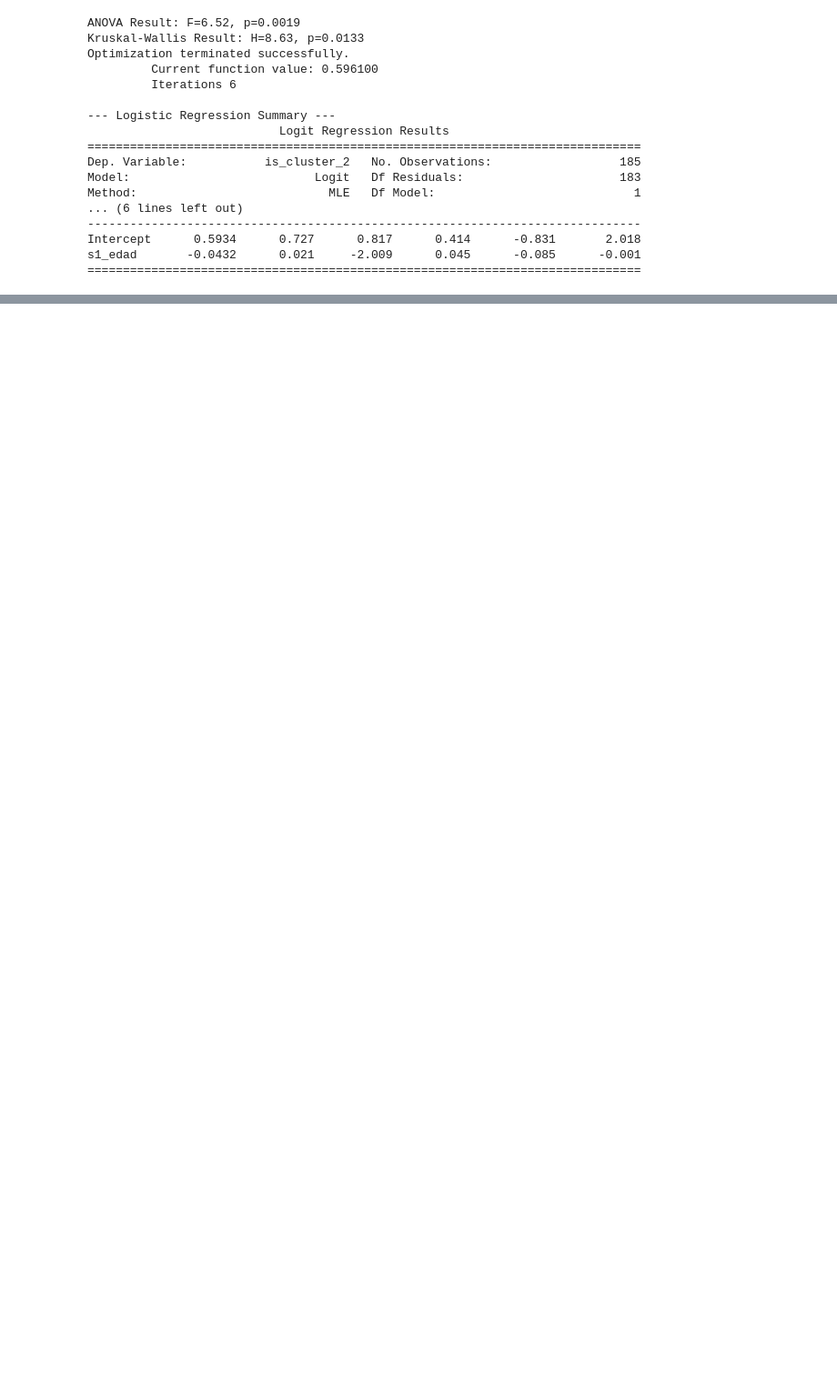
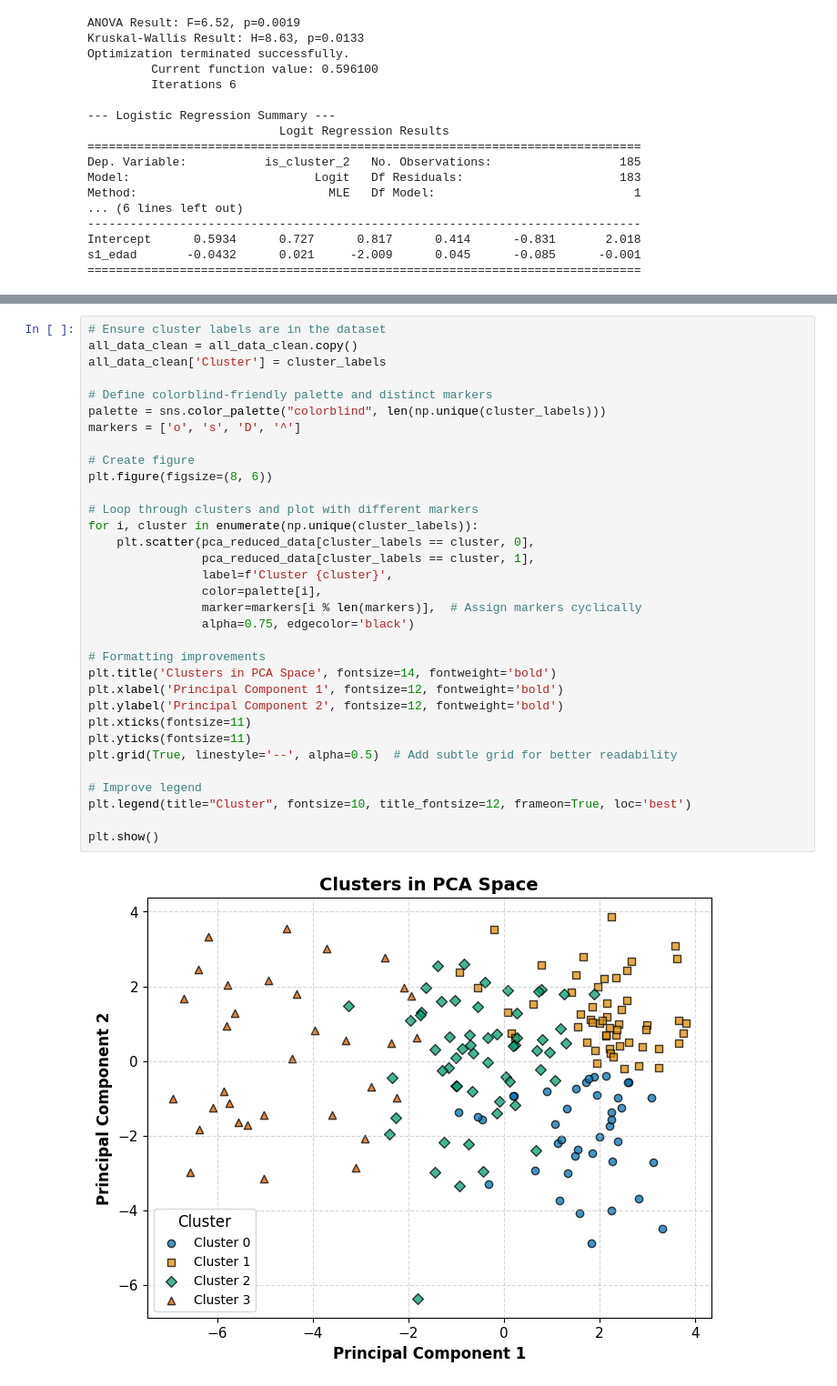
Before and after one commit to Nicobruno92/Psy_ResearchAttitudes, a Jupyter notebook: notebooks/analysis/cluster_analysis.ipynb, the cells around one changed output, grey strips where cells are left out. Shown: that part at 91% size. Saved outputs shown, nothing was run; the diff lists cells and outputs as text; blank space fills up the shorter version.

```diff
--- a/notebooks/analysis/cluster_analysis.ipynb
+++ b/notebooks/analysis/cluster_analysis.ipynb
@@ -457,0 +460,35 @@ s1_edad       -0.0432      0.021     -2.009      0.045      -0.085      -0.001
+# %%
+# Ensure cluster labels are in the dataset
+all_data_clean = all_data_clean.copy()
+all_data_clean['Cluster'] = cluster_labels
+
+# Define colorblind-friendly palette and distinct markers
+palette = sns.color_palette("colorblind", len(np.unique(cluster_labels)))
+markers = ['o', 's', 'D', '^']
+
+# Create figure
+plt.figure(figsize=(8, 6))
+
+# Loop through clusters and plot with different markers
+for i, cluster in enumerate(np.unique(cluster_labels)):
+    plt.scatter(pca_reduced_data[cluster_labels == cluster, 0],
+                pca_reduced_data[cluster_labels == cluster, 1],
+                label=f'Cluster {cluster}',
+                color=palette[i],
+                marker=markers[i % len(markers)],  # Assign markers cyclically
+                alpha=0.75, edgecolor='black')
+
+# Formatting improvements
+plt.title('Clusters in PCA Space', fontsize=14, fontweight='bold')
+plt.xlabel('Principal Component 1', fontsize=12, fontweight='bold')
+plt.ylabel('Principal Component 2', fontsize=12, fontweight='bold')
+plt.xticks(fontsize=11)
+plt.yticks(fontsize=11)
+plt.grid(True, linestyle='--', alpha=0.5)  # Add subtle grid for better readability
+
+# Improve legend
+plt.legend(title="Cluster", fontsize=10, title_fontsize=12, frameon=True, loc='best')
+
+plt.show()
+# %% [output]
+[figure, added]
```
Also changed, not shown: parts of 2 cells of this notebook.
